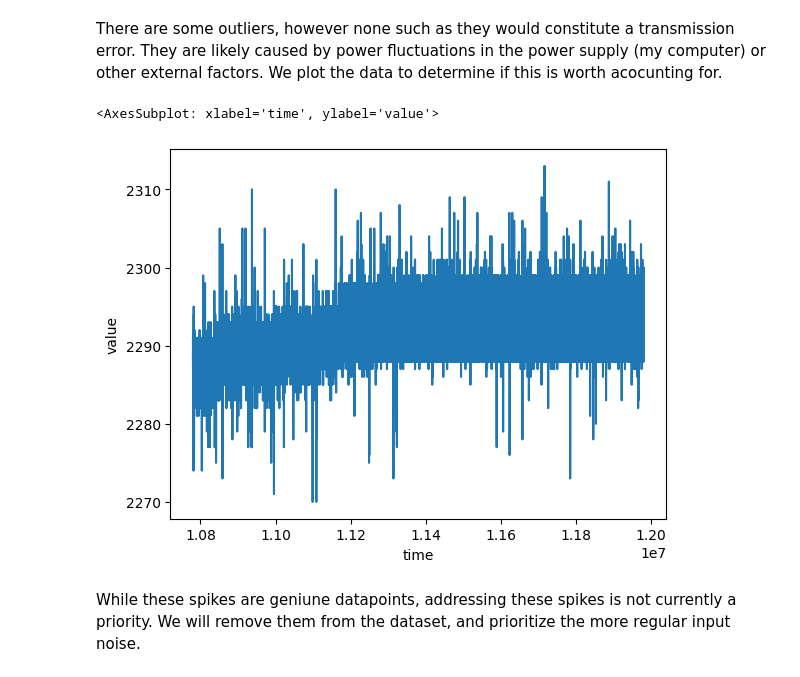
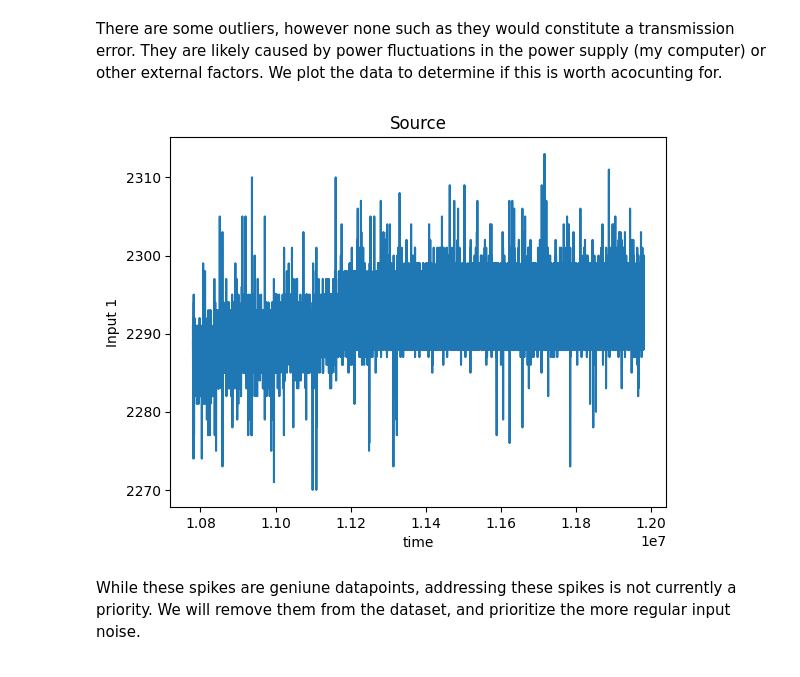
Before and after one commit to nosknut/statistics-project-h2022, a Jupyter notebook: analysis/analysis.ipynb, the cells around one changed output. Saved outputs shown, nothing was run; the diff lists cells and outputs as text; code cells hidden in the pictures.

```diff
--- a/analysis/analysis.ipynb
+++ b/analysis/analysis.ipynb
@@ -104,10 +108,12 @@ sns.boxplot(y="value", data=base_source_data)
 # %% [markdown]
 There are some outliers, however none such as they would constitute a transmission error. They are likely caused by power fluctuations in the power supply (my computer) or other external factors. We plot the data to determine if this is worth acocunting for.
 # %%
+plt.title("Source")
 sns.lineplot(x="time", y="value", data=base_source_data)
+plt.ylabel("Input 1")
+plt.show()
 # %% [output]
-<AxesSubplot: xlabel='time', ylabel='value'>
-[figure, old version]
+[figure, new version]
 # %% [markdown]
 While these spikes are geniune datapoints, addressing these spikes is not currently a priority. We will remove them from the dataset, and prioritize the more regular input noise.
 # %%
```
Also changed, not shown: parts of 49 cells of this notebook.
